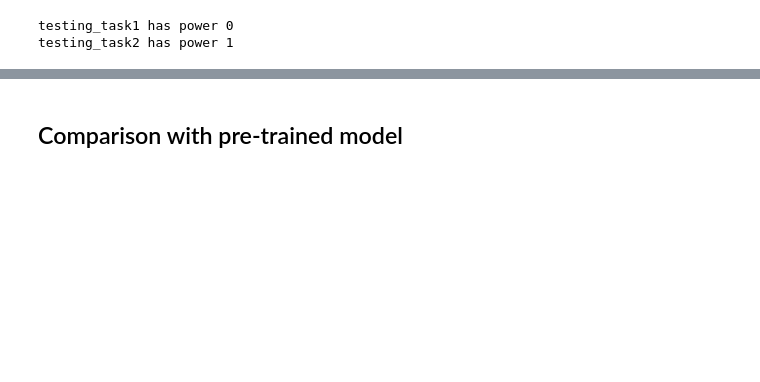
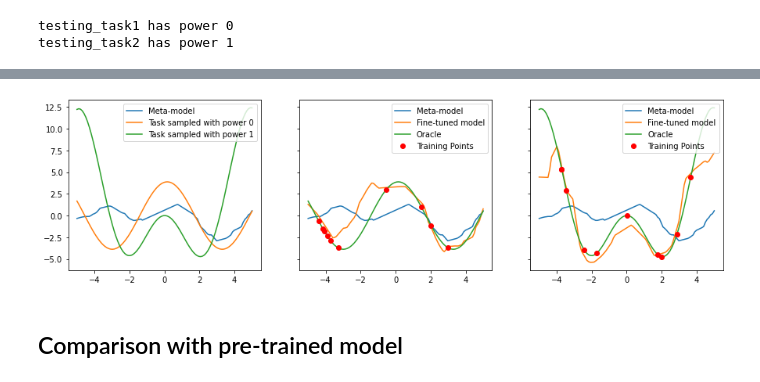
Before and after one commit to josh-strong/MAML, a Jupyter notebook: MAML_PyTorch.ipynb, the cells around one changed output, grey strips where cells are left out. Saved outputs shown, nothing was run; the diff lists cells and outputs as text; code cells hidden in the pictures; blank space fills up the shorter version.

```diff
--- a/MAML_PyTorch.ipynb
+++ b/MAML_PyTorch.ipynb
@@ -311,3 +343,30 @@ plt.show()
+# %%
+# More visualisations
+
+fig, axes = plt.subplots(nrows=1, ncols=3, figsize=(15, 4), sharex=True, sharey=True)
+
+loc = "upper right"
+
+axes[0].plot(x.cpu(),output,label="Meta-model")
+axes[0].plot(x.cpu(),testing_task1.oracle(x.cpu()),label="Task sampled with power 0")
+axes[0].plot(x.cpu(),testing_task2.oracle(x.cpu()),label="Task sampled with power 1")
+axes[0].legend(loc=loc)
+
+axes[1].plot(x.cpu(),output,label="Meta-model")
+axes[1].plot(x.cpu(),output_task1,label="Fine-tuned model")
+axes[1].plot(x.cpu(),testing_task1.oracle(x.cpu()),label="Oracle")
+axes[1].plot(x_train_task1.cpu(),y_train_task1.cpu(),'ro',label="Training Points")
+axes[1].legend(loc=loc)
+
+axes[2].plot(x.cpu(),output,label="Meta-model")
+axes[2].plot(x.cpu(),output_task2,label="Fine-tuned model")
+axes[2].plot(x.cpu(),testing_task2.oracle(x.cpu()),label="Oracle")
+axes[2].plot(x_train_task2.cpu(),y_train_task2.cpu(),'ro',label="Training Points")
+axes[2].legend(loc=loc)
+
+plt.show()
+# %% [output]
+[figure, added]
 # %% [markdown]
 ## Comparison with pre-trained model
 # %%
```
Also changed, not shown: parts of 27 cells of this notebook.
